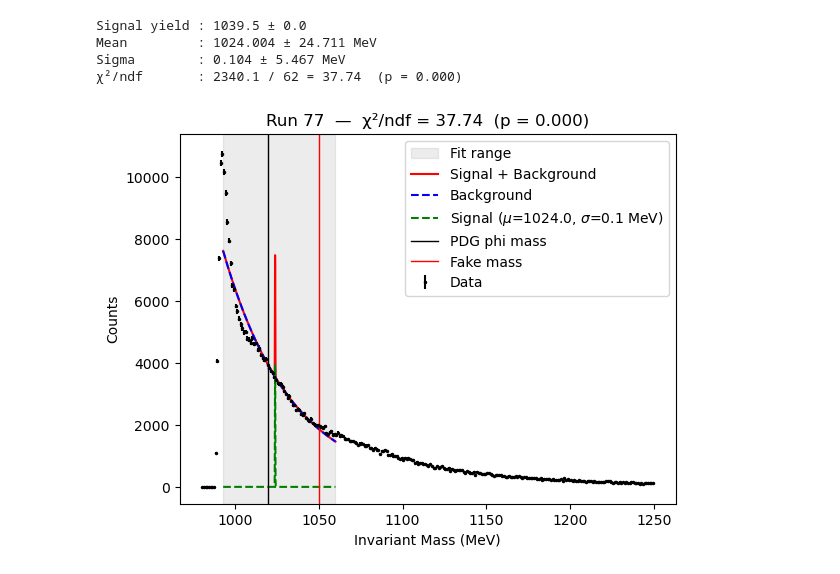
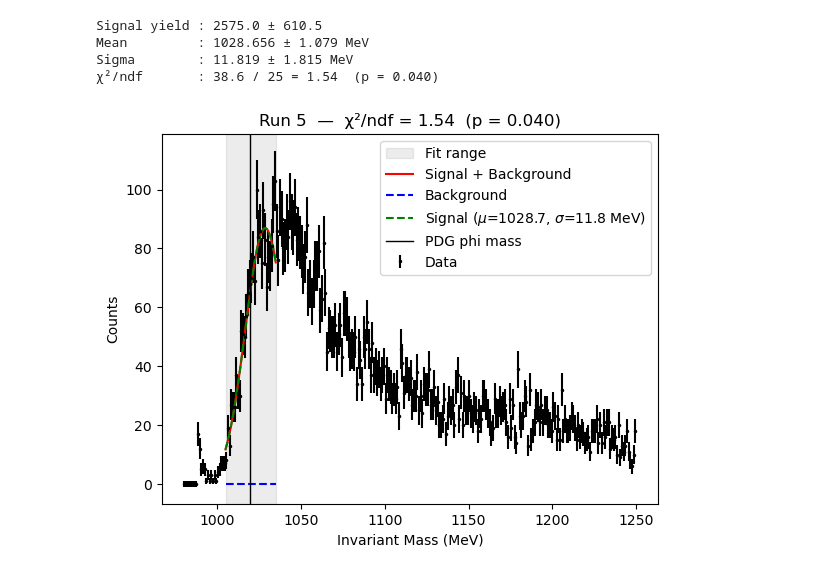
Before and after one commit to mghrear/pivoting-ANN, a Jupyter notebook: ensemble/Gaus_fitter.ipynb, the cells around one changed output. Saved outputs shown, nothing was run; the diff lists cells and outputs as text; code cells hidden in the pictures.

```diff
--- a/ensemble/Gaus_fitter.ipynb
+++ b/ensemble/Gaus_fitter.ipynb
@@ -5,6 +7,6 @@ import matplotlib.pylab as plt
 import mytools
 from scipy.optimize import curve_fit
 # %%
-data_dir = '/Users/mghrear/data/HPS_data/ensemble/'
+data_dir = '/Users/mghrear/data/ML_data/2019_pass2/ensemble_results/inference/unscaled/'
 # %%
 fit_ranges = {
@@ -39,9 +113,8 @@ fit_ranges = {
     }
 # %%
-run_number = 77
-num = 400000
+run_number = 5
+num = 10000
 
-df = pd.read_pickle(data_dir + f'ANN_ensemble_run{run_number}_selected.pk')
-df = df.loc[df.pos_E_Ecal > 0.6]
+df = pd.read_pickle(data_dir + f'2019_pass2_data_full_run{run_number}.pk')
 df.InvM = df.InvM * 1000
-df_cut = df.nlargest(num, 'ANN_pred')
+df_cut = df.nlargest(num, 'ANN')
@@ -77,36 +166,36 @@ n_sig_err, mu_err, sigma_err = perr[:3]
 
 chi2 = np.sum(((counts - model(centers, *popt)) / errors) ** 2)
 ndf  = len(counts) - len(popt)
 from scipy.stats import chi2 as chi2_dist
 pval = chi2_dist.sf(chi2, ndf)
 print(f"Signal yield : {n_sig:.1f} ± {n_sig_err:.1f}")
 print(f"Mean         : {mu:.3f} ± {mu_err:.3f} MeV")
 print(f"Sigma        : {sigma:.3f} ± {sigma_err:.3f} MeV")
 print(f"χ²/ndf       : {chi2:.1f} / {ndf} = {chi2/ndf:.2f}  (p = {pval:.3f})")
 
 # Full-range histogram
 full_bins = np.arange(980, 1251, bin_width)
 full_counts, full_edges = np.histogram(df_cut.InvM, bins=full_bins)
 full_centers = 0.5 * (full_edges[:-1] + full_edges[1:])
 full_errors = np.where(full_counts > 0, np.sqrt(full_counts), 1)
 
 m_fine = np.linspace(m_lo, m_hi, 1000)
 fig, ax = plt.subplots()
 ax.errorbar(full_centers, full_counts, yerr=full_errors, fmt='k.', ms=3, label='Data')
 ax.axvspan(m_lo, m_hi, color='grey', alpha=0.15, label='Fit range')
 ax.plot(m_fine, model(m_fine, *popt),             'r-',  label='Signal + Background')
 ax.plot(m_fine, background(m_fine, n_bkg, lam),   'b--', label='Background')
 ax.plot(m_fine, signal(m_fine, n_sig, mu, sigma),  'g--', label=f'Signal ($\\mu$={mu:.1f}, $\\sigma$={sigma:.1f} MeV)')
 ax.axvline(m_phi, color='k', linewidth=1, label='PDG phi mass')
-ax.axvline(1050.0, color='r', linewidth=1, label='Fake mass')
+#ax.axvline(1050.0, color='r', linewidth=1, label='Fake mass')
 ax.set_title(f'Run {run_number}  —  χ²/ndf = {chi2/ndf:.2f}  (p = {pval:.3f})')
 ax.set_xlabel('Invariant Mass (MeV)')
 ax.set_ylabel('Counts')
 ax.legend()
 plt.show()
 # %% [output]
-Signal yield : 1039.5 ± 0.0
-Mean         : 1024.004 ± 24.711 MeV
-Sigma        : 0.104 ± 5.467 MeV
-χ²/ndf       : 2340.1 / 62 = 37.74  (p = 0.000)
+Signal yield : 2575.0 ± 610.5
+Mean         : 1028.656 ± 1.079 MeV
+Sigma        : 11.819 ± 1.815 MeV
+χ²/ndf       : 38.6 / 25 = 1.54  (p = 0.040)
-[figure, old version]
+[figure, new version]
```
Also changed, not shown: parts of 8 cells of this notebook, 33 other files.
